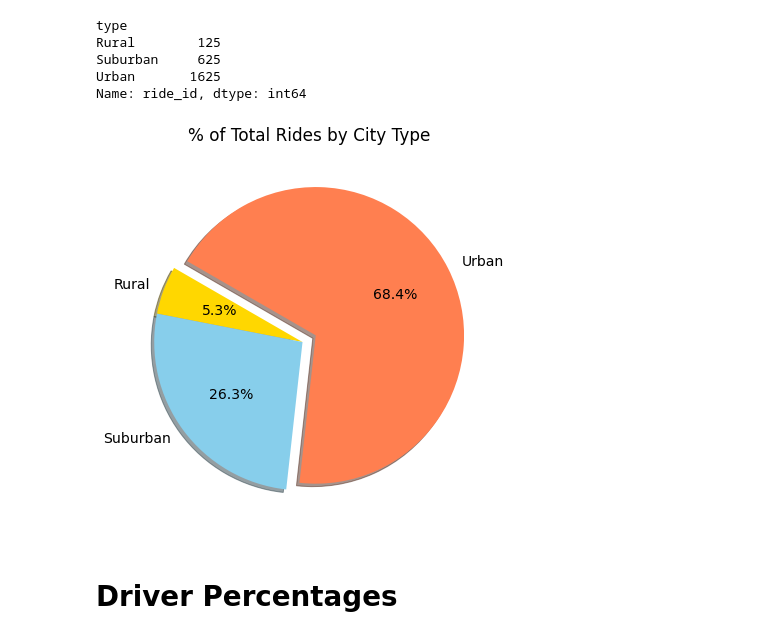
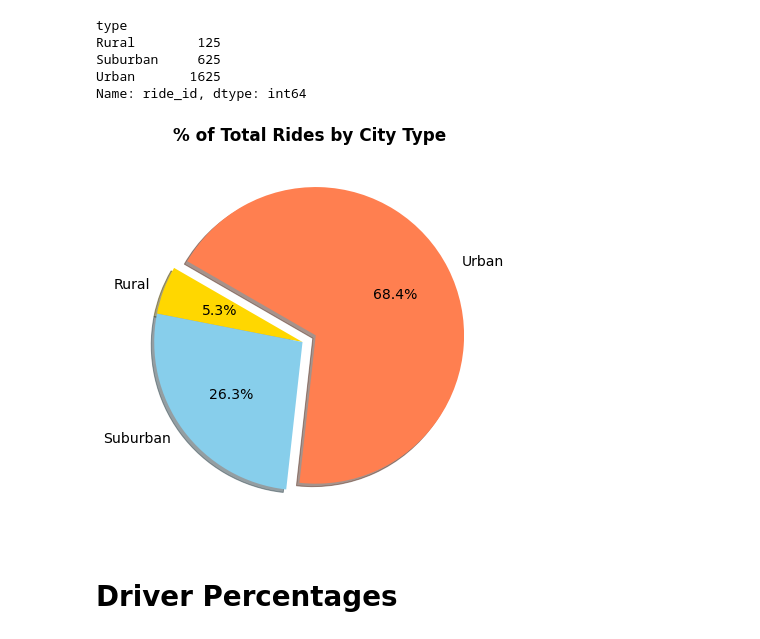
Before and after one commit to yazhcodes/PyBer_Analysis, a Jupyter notebook: Course Work/PyBer.ipynb, the cells around one changed output. Drawn from its saved outputs; the diff is of its cells as text; code cells hidden in the pictures.

```diff
--- a/Course Work/PyBer.ipynb
+++ b/Course Work/PyBer.ipynb
@@ -526,21 +526,21 @@ Name: ride_id, dtype: int64
 # %%
 fig,ax = plt.subplots(figsize=(6,6))
 ax.pie(
     total_rides_by_type,
     labels = ["Rural", "Suburban", "Urban"],
     colors = ['gold','skyblue','coral'],
     autopct='%1.1f%%',
     explode = [0,0,0.1],
     shadow = True,
     startangle = 150
 )
-ax.set_title('% of Total Rides by City Type')
+ax.set_title('% of Total Rides by City Type', fontweight="bold")
 ax.axis('equal')
 mpl.rcParams['font.size'] = 14
 plt.tight_layout()
 plt.savefig('../Resources/Fig6.png')
 # %% [output]
-[figure, old version]
+[figure, new version]
 # %% [markdown]
 # Driver Percentages
 # %%
```
Also changed, not shown: parts of 2 cells of this notebook.
